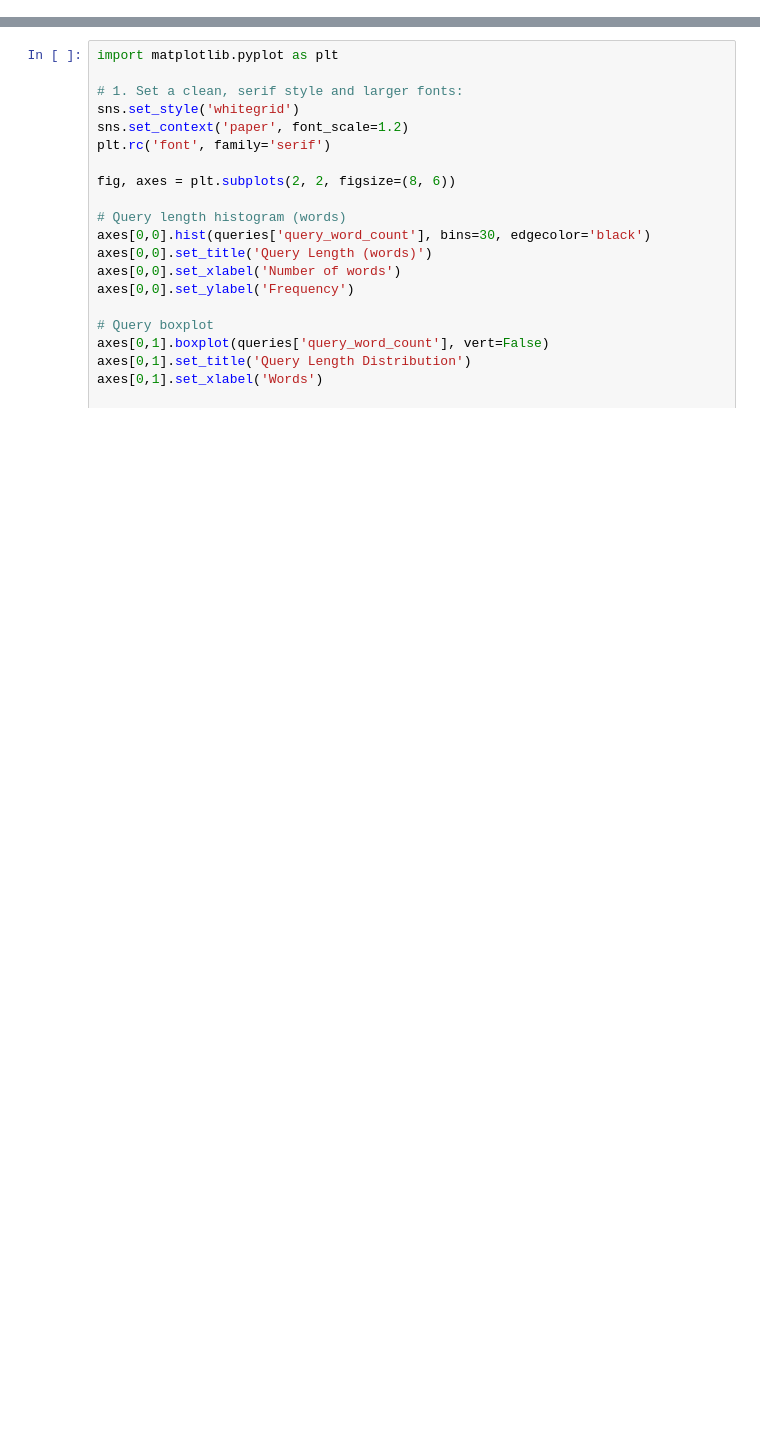
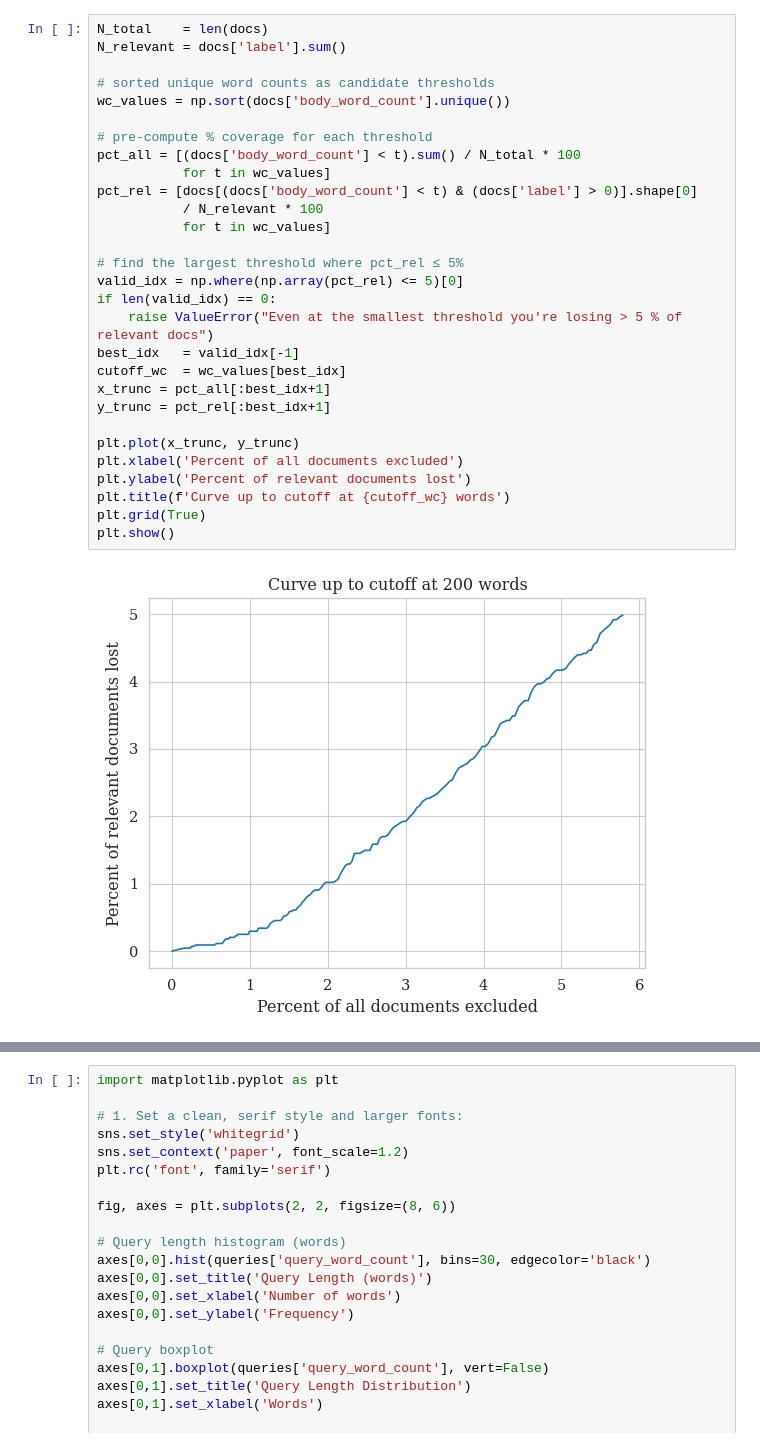
Before and after one commit to christianjensen2903/search-engines, a Jupyter notebook: data_analysis.ipynb, the cells around one changed output, grey strips where cells are left out. Cells and saved outputs as stored; diff of their text form; blank space fills up the shorter version.

Commit message:
✨ Remove 1st and 99th percentile

```diff
--- a/data_analysis.ipynb
+++ b/data_analysis.ipynb
@@ -42 +138,32 @@ Name: body_word_count, dtype: float64
+# %%
+N_total    = len(docs)
+N_relevant = docs['label'].sum()
+
+# sorted unique word counts as candidate thresholds
+wc_values = np.sort(docs['body_word_count'].unique())
+
+# pre-compute % coverage for each threshold
+pct_all = [(docs['body_word_count'] < t).sum() / N_total * 100
+           for t in wc_values]
+pct_rel = [docs[(docs['body_word_count'] < t) & (docs['label'] > 0)].shape[0]
+           / N_relevant * 100
+           for t in wc_values]
+
+# find the largest threshold where pct_rel ≤ 5%
+valid_idx = np.where(np.array(pct_rel) <= 5)[0]
+if len(valid_idx) == 0:
+    raise ValueError("Even at the smallest threshold you're losing > 5 % of relevant docs")
+best_idx   = valid_idx[-1]
+cutoff_wc  = wc_values[best_idx]
+x_trunc = pct_all[:best_idx+1]
+y_trunc = pct_rel[:best_idx+1]
+
+plt.plot(x_trunc, y_trunc)
+plt.xlabel('Percent of all documents excluded')
+plt.ylabel('Percent of relevant documents lost')
+plt.title(f'Curve up to cutoff at {cutoff_wc} words')
+plt.grid(True)
+plt.show()
+# %% [output]
+[figure, added]
 # %%
```
Also changed, not shown: parts of 10 cells of this notebook.
